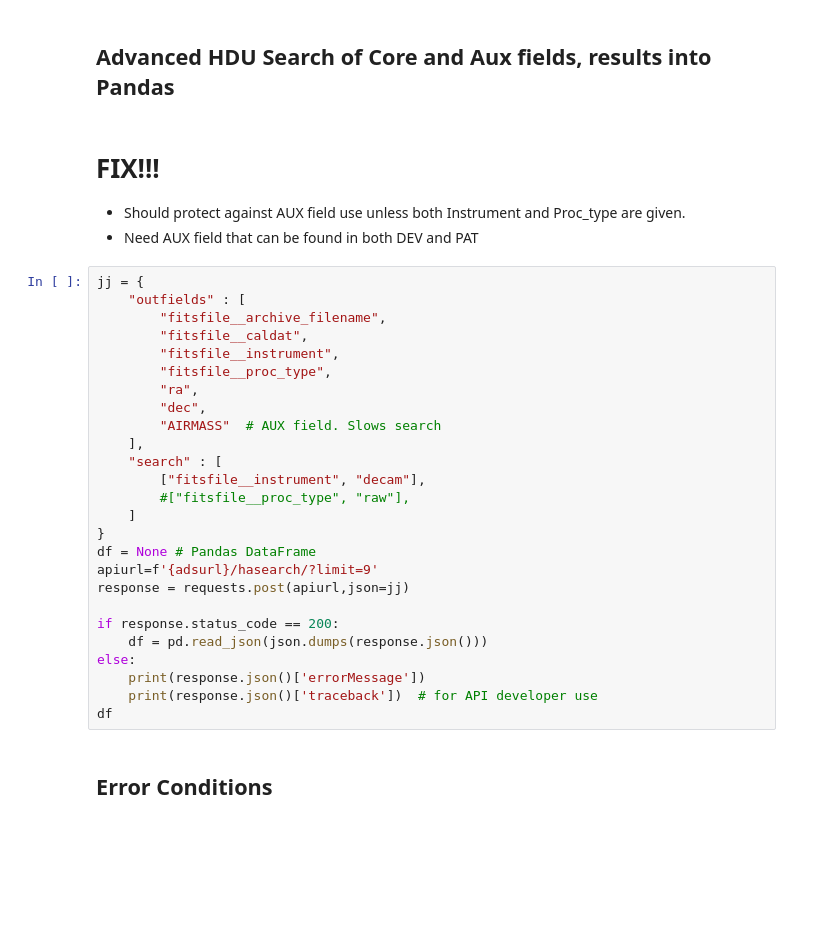
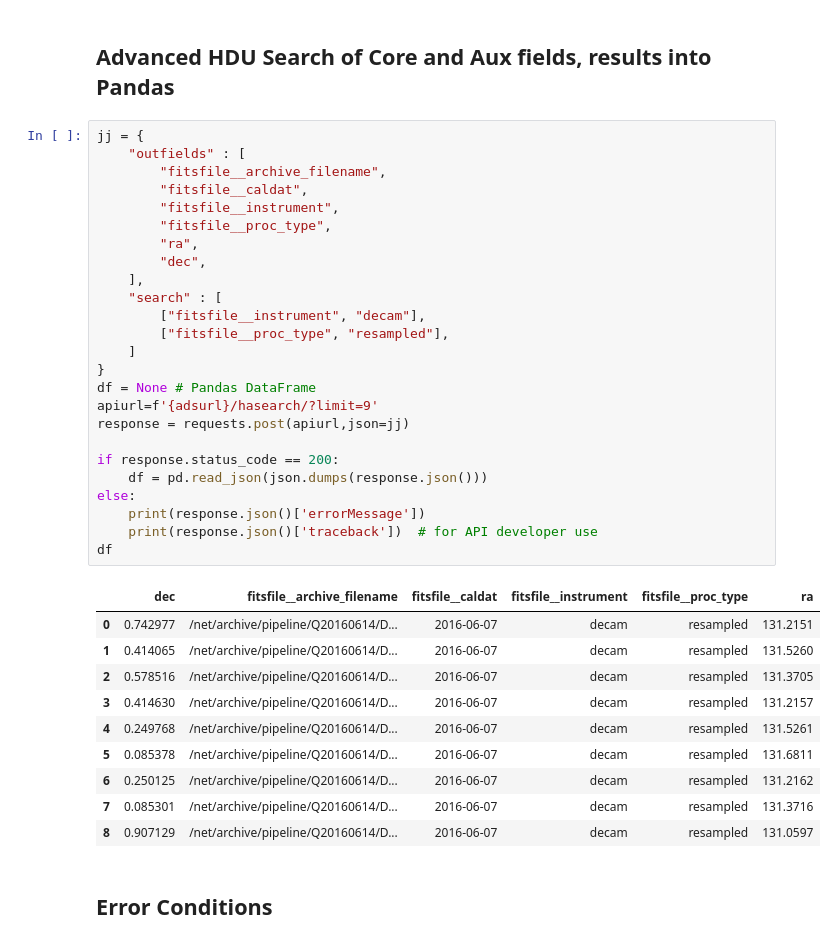
Before and after one commit to NOAO/nat-nb, a Jupyter notebook: advanced-search.ipynb, the cells around one changed output. Drawn from its saved outputs; the diff is of its cells as text; blank space fills up the shorter version.

```diff
--- a/advanced-search.ipynb
+++ b/advanced-search.ipynb
@@ -343,35 +376,41 @@ requests.get(f'{adsurl}/aux_hdu_fields/decam/raw/').json()
 # %% [markdown]
 ## Advanced HDU Search of Core and Aux fields, results into Pandas <a id="hdu_search" />
-# %% [markdown]
-# FIX!!!
-- Should protect against AUX field use unless both Instrument and Proc_type are given.
-- Need AUX field that can be found in both DEV and PAT
 # %%
 jj = {
     "outfields" : [
         "fitsfile__archive_filename",
         "fitsfile__caldat",
         "fitsfile__instrument",
         "fitsfile__proc_type",
         "ra",
         "dec",
-        "AIRMASS"  # AUX field. Slows search
     ],
     "search" : [
         ["fitsfile__instrument", "decam"],
-        #["fitsfile__proc_type", "raw"],
+        ["fitsfile__proc_type", "resampled"],
     ]
 }
 df = None # Pandas DataFrame
 apiurl=f'{adsurl}/hasearch/?limit=9'
 response = requests.post(apiurl,json=jj)
 
 if response.status_code == 200:
     df = pd.read_json(json.dumps(response.json()))
 else:
     print(response.json()['errorMessage'])
     print(response.json()['traceback'])  # for API developer use
 df
+# %% [output]
+|  | dec | fitsfile__archive_filename | fitsfile__caldat | fitsfile__instrument | fitsfile__proc_type | ra |
+| 0 | 0.742977 | /net/archive/pipeline/Q20160614/D... | 2016-06-07 | decam | resampled | 131.2151 |
+| 1 | 0.414065 | /net/archive/pipeline/Q20160614/D... | 2016-06-07 | decam | resampled | 131.5260 |
+| 2 | 0.578516 | /net/archive/pipeline/Q20160614/D... | 2016-06-07 | decam | resampled | 131.3705 |
+| 3 | 0.414630 | /net/archive/pipeline/Q20160614/D... | 2016-06-07 | decam | resampled | 131.2157 |
+| 4 | 0.249768 | /net/archive/pipeline/Q20160614/D... | 2016-06-07 | decam | resampled | 131.5261 |
+| 5 | 0.085378 | /net/archive/pipeline/Q20160614/D... | 2016-06-07 | decam | resampled | 131.6811 |
+| 6 | 0.250125 | /net/archive/pipeline/Q20160614/D... | 2016-06-07 | decam | resampled | 131.2162 |
+| 7 | 0.085301 | /net/archive/pipeline/Q20160614/D... | 2016-06-07 | decam | resampled | 131.3716 |
+| 8 | 0.907129 | /net/archive/pipeline/Q20160614/D... | 2016-06-07 | decam | resampled | 131.0597 |
 # %% [markdown]
 ## Error Conditions <a id="errors" />
 # %% [markdown]
```
Also changed, not shown: parts of 21 cells of this notebook, 3 other files.
